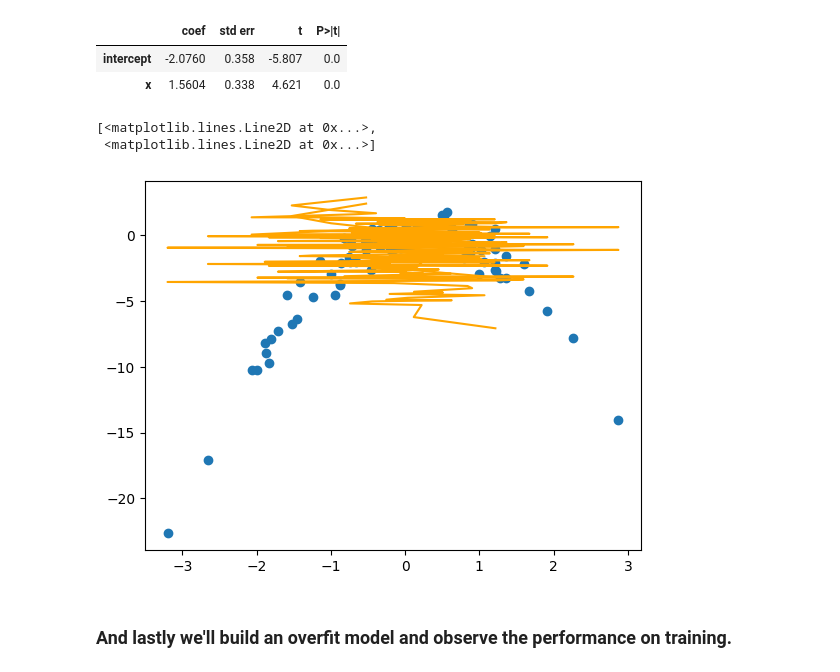
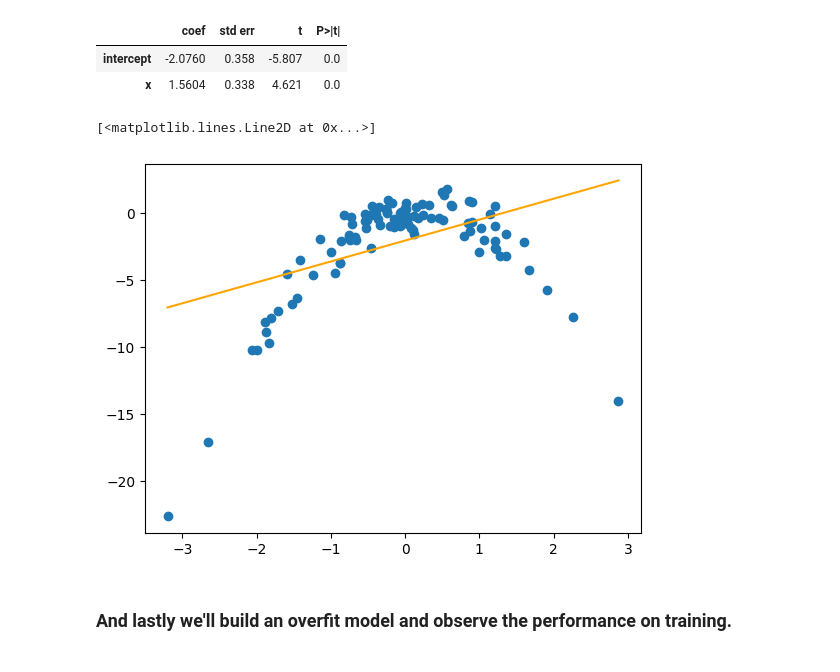
Before and after one commit to JNUSOM/code_2600, a Jupyter notebook: mod02_trainingsplit.ipynb, the cells around one changed output. Saved outputs shown, nothing was run; the diff lists cells and outputs as text; code cells hidden in the pictures.

```diff
--- a/mod02_trainingsplit.ipynb
+++ b/mod02_trainingsplit.ipynb
@@ -131,13 +131,12 @@ predictions_lin_train = predict(x_train[['intercept','x']], results_lin)
 # %%
 # Plot predictions as solid *orange* line
 fig, ax = plt.subplots()
 ax.scatter(x_train['x'], y_train)
 linear = pd.DataFrame({'x': x_train['x'],'y_hat': predictions_lin_train}).sort_values('x')
-ax.plot(x_train['x'], linear, color='orange')
+ax.plot(linear['x'], linear['y_hat'], color='orange')
 # %% [output]
-[<matplotlib.lines.Line2D at 0x...>,
- <matplotlib.lines.Line2D at 0x...>]
+[<matplotlib.lines.Line2D at 0x...>]
-[figure, old version]
+[figure, new version]
 # %% [markdown]
 ### And lastly we'll build an overfit model and observe the performance on training.
 # %%
```
